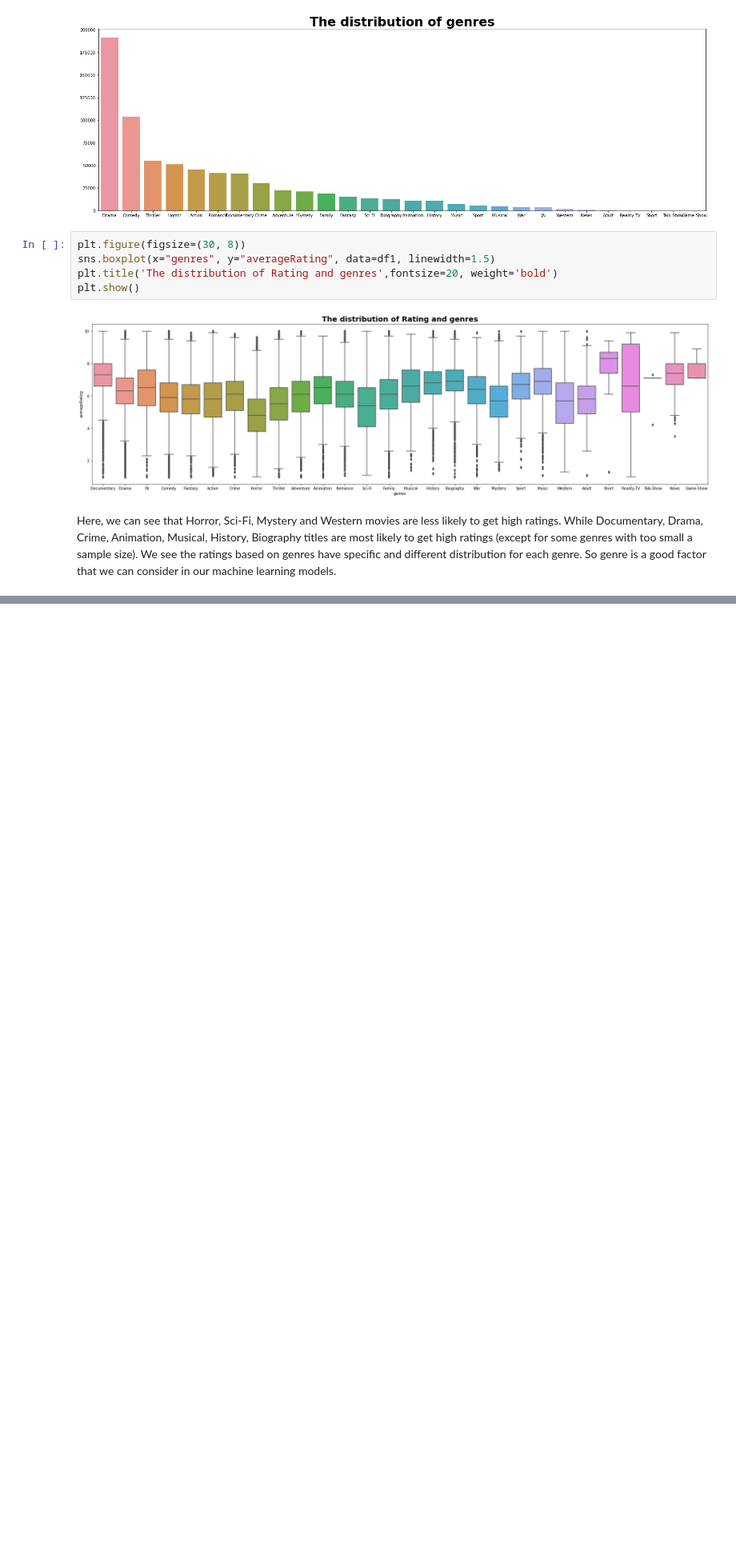
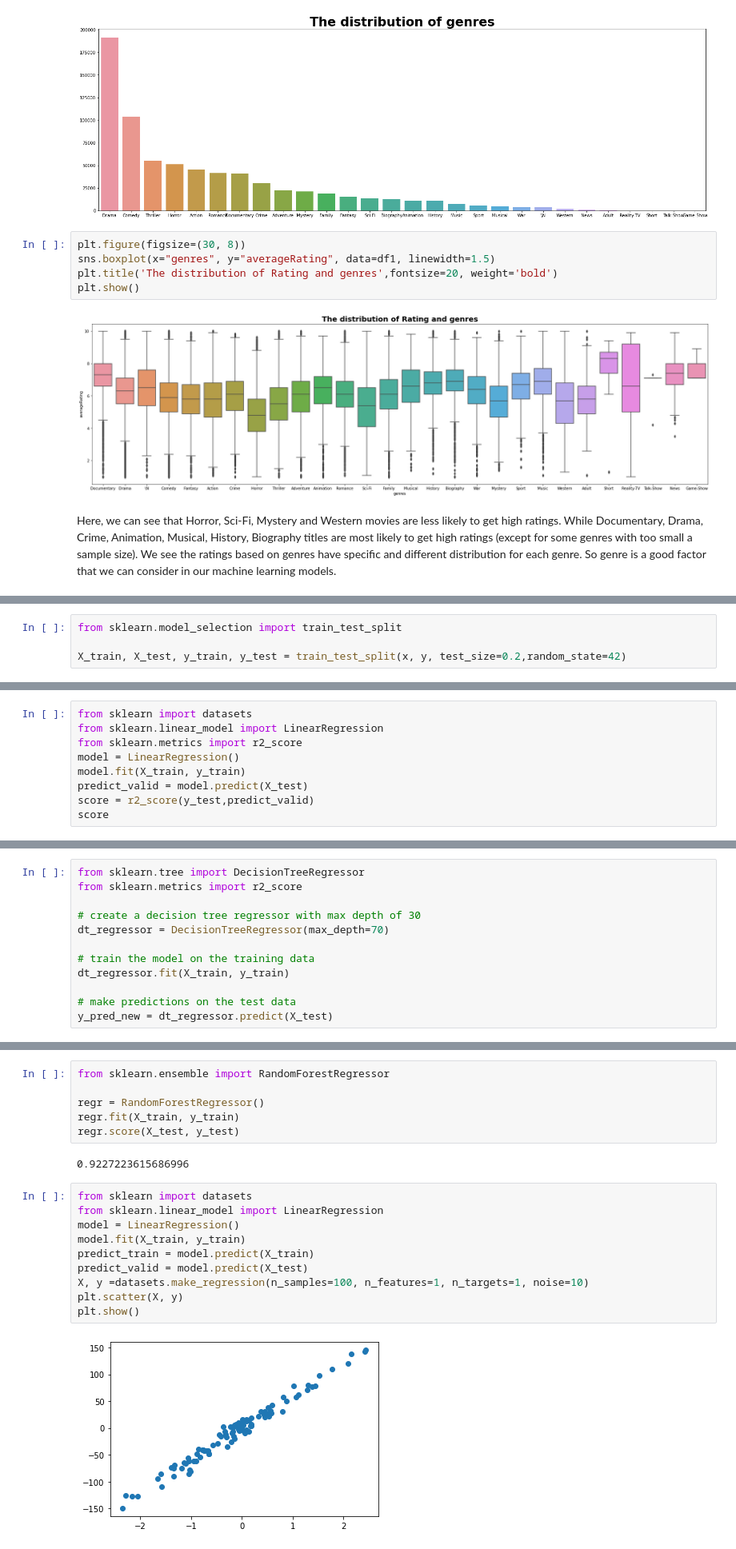
Before and after one commit to ZheShen00/PIC16B-23W-Project-group6, a Jupyter notebook: PIC16B-group6-Final_blog.ipynb, the cells around one changed output, grey strips where cells are left out. Shown at 80% size. Cells and saved outputs as stored; diff of their text form; blank space fills up the shorter version.

Commit message:
Updated intro, modeling part

```diff
--- a/PIC16B-group6-Final_blog.ipynb
+++ b/PIC16B-group6-Final_blog.ipynb
@@ -221,0 +282,4 @@ Here, we can see that Horror, Sci-Fi, Mystery and Western movies are less likely
+# %%
+from sklearn.model_selection import train_test_split
+
+X_train, X_test, y_train, y_test = train_test_split(x, y, test_size=0.2,random_state=42)
@@ -221,0 +288,9 @@ Here, we can see that Horror, Sci-Fi, Mystery and Western movies are less likely
+# %%
+from sklearn import datasets
+from sklearn.linear_model import LinearRegression
+from sklearn.metrics import r2_score
+model = LinearRegression()
+model.fit(X_train, y_train)
+predict_valid = model.predict(X_test)
+score = r2_score(y_test,predict_valid)
+score
@@ -221,0 +299,12 @@ Here, we can see that Horror, Sci-Fi, Mystery and Western movies are less likely
+# %%
+from sklearn.tree import DecisionTreeRegressor
+from sklearn.metrics import r2_score
+
+# create a decision tree regressor with max depth of 30
+dt_regressor = DecisionTreeRegressor(max_depth=70)
+
+# train the model on the training data
+dt_regressor.fit(X_train, y_train)
+
+# make predictions on the test data
+y_pred_new = dt_regressor.predict(X_test)
@@ -221,0 +325,20 @@ Here, we can see that Horror, Sci-Fi, Mystery and Western movies are less likely
+# %%
+from sklearn.ensemble import RandomForestRegressor
+
+regr = RandomForestRegressor()
+regr.fit(X_train, y_train)
+regr.score(X_test, y_test)
+# %% [output]
+0.9227223615686996
+# %%
+from sklearn import datasets
+from sklearn.linear_model import LinearRegression
+model = LinearRegression()
+model.fit(X_train, y_train)
+predict_train = model.predict(X_train)
+predict_valid = model.predict(X_test)
+X, y =datasets.make_regression(n_samples=100, n_features=1, n_targets=1, noise=10)
+plt.scatter(X, y)
+plt.show()
+# %% [output]
+[figure, added]
```
Also changed, not shown: parts of 23 cells of this notebook.
